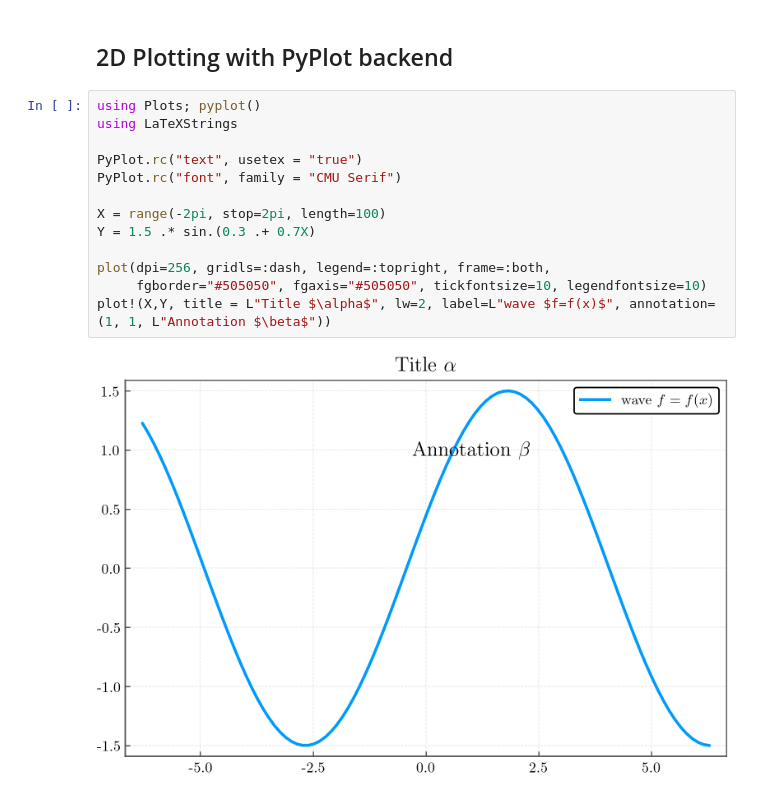
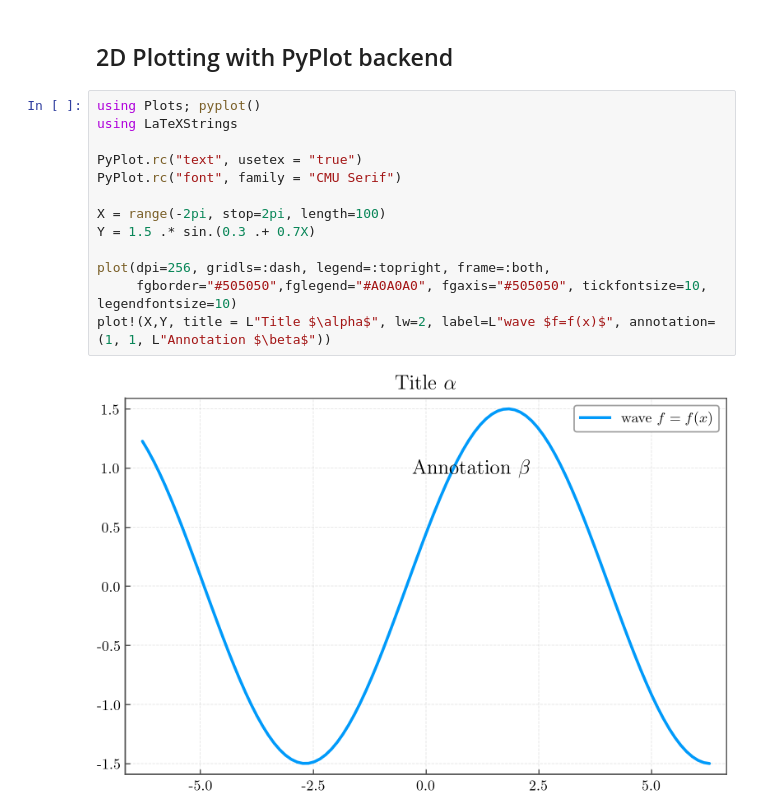
Before and after one commit to ConAntares/Algorithms, a Jupyter notebook: Data Visualization Templates/Julia Plots Demo.ipynb, the cells around one changed output. Cells and saved outputs as stored; diff of their text form.

```diff
--- a/Data Visualization Templates/Julia Plots Demo.ipynb
+++ b/Data Visualization Templates/Julia Plots Demo.ipynb
@@ -5,15 +5,15 @@
 # %%
 using Plots; pyplot()
 using LaTeXStrings
 
 PyPlot.rc("text", usetex = "true")
 PyPlot.rc("font", family = "CMU Serif")
 
 X = range(-2pi, stop=2pi, length=100)
 Y = 1.5 .* sin.(0.3 .+ 0.7X)
 
 plot(dpi=256, gridls=:dash, legend=:topright, frame=:both,
-     fgborder="#505050", fgaxis="#505050", tickfontsize=10, legendfontsize=10)
+     fgborder="#505050",fglegend="#A0A0A0", fgaxis="#505050", tickfontsize=10, legendfontsize=10)
 plot!(X,Y, title = L"Title $\alpha$", lw=2, label=L"wave $f=f(x)$", annotation=(1, 1, L"Annotation $\beta$"))
 # %% [output]
-[figure, old version]
+[figure, new version]
```
Also changed, not shown: 1 other file.
